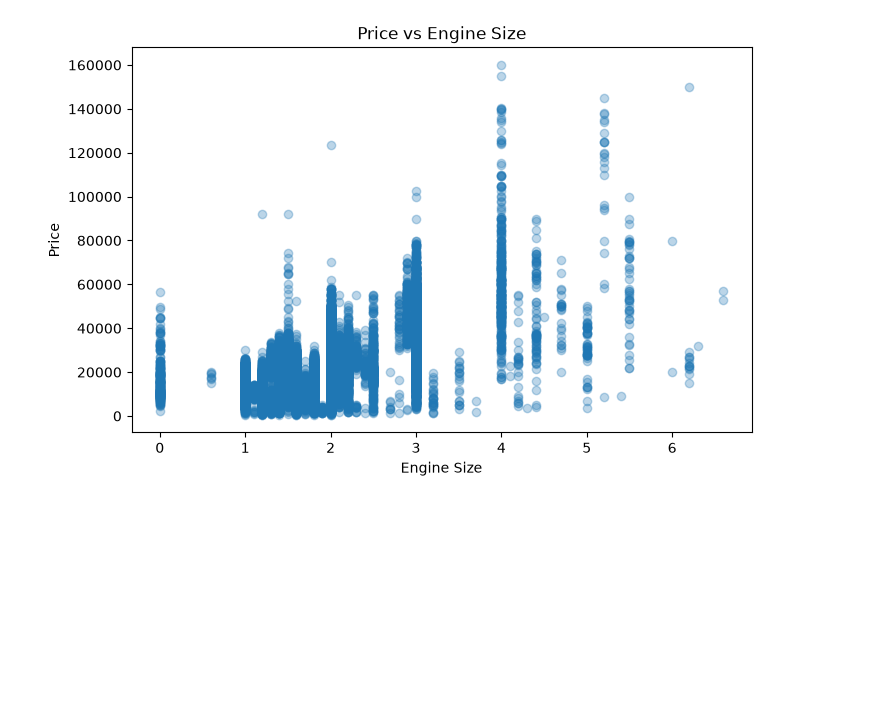
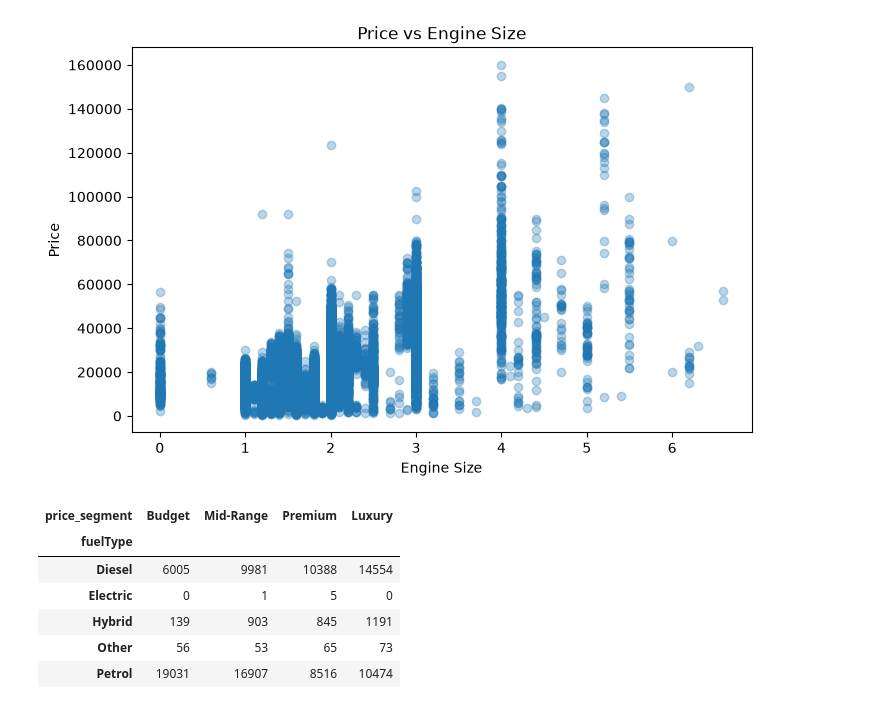
Before and after one commit to niteshbairwa185-pixel/automobile-intelligent-system, a Jupyter notebook: notebooks/02_EDA.ipynb, the cells around one changed output. Drawn from its saved outputs; the diff is of its cells as text; code cells hidden in the pictures; blank space fills up the shorter version.

```diff
--- a/notebooks/02_EDA.ipynb
+++ b/notebooks/02_EDA.ipynb
@@ -268,0 +267,12 @@ plt.show()
+# %%
+fuel_segment = pd.crosstab(df["fuelType"], df["price_segment"])
+
+fuel_segment
+# %% [output]
+| price_segment | Budget | Mid-Range | Premium | Luxury |
+| fuelType |  |  |  |  |
+| Diesel | 6005 | 9981 | 10388 | 14554 |
+| Electric | 0 | 1 | 5 | 0 |
+| Hybrid | 139 | 903 | 845 | 1191 |
+| Other | 56 | 53 | 65 | 73 |
+| Petrol | 19031 | 16907 | 8516 | 10474 |
```
Also changed, not shown: parts of 3 cells of this notebook.
